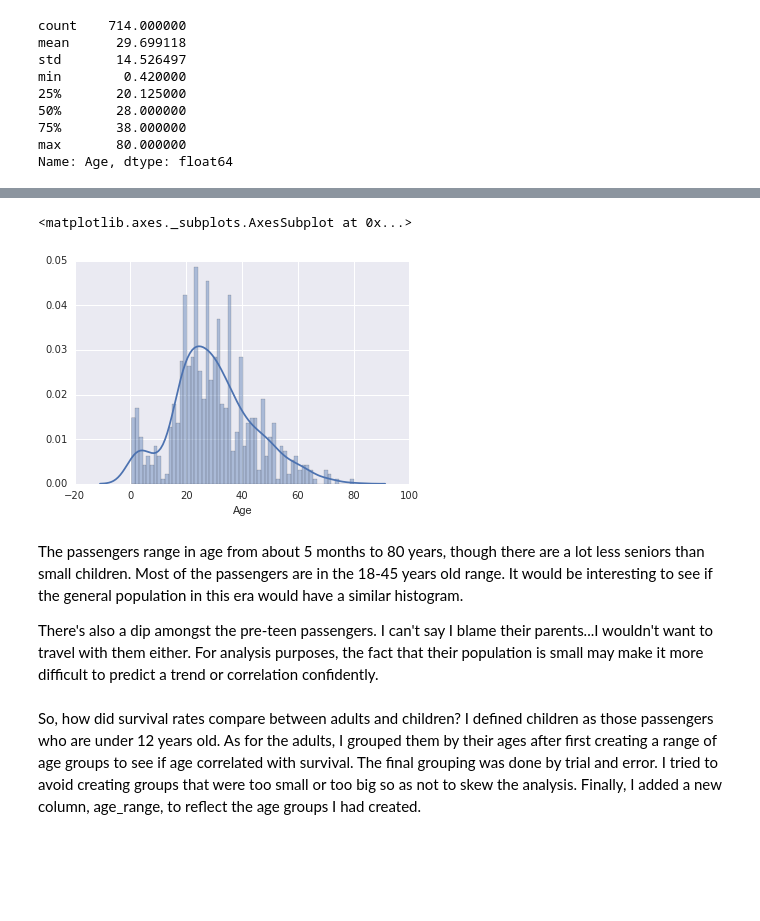
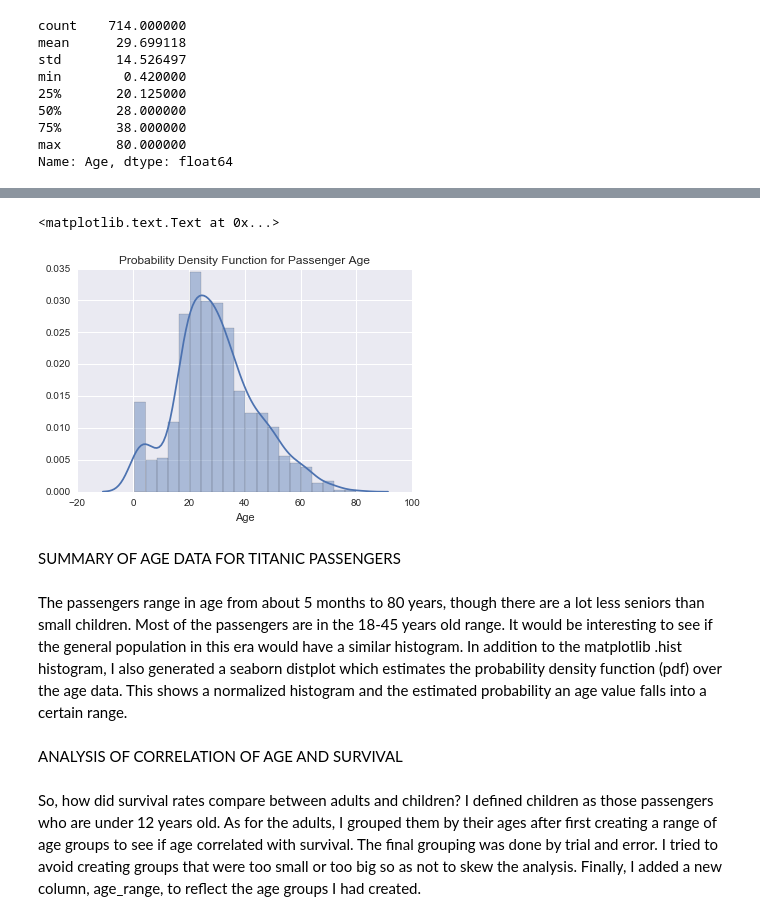
Before and after one commit to happyhoneyb/Udacity-I2P-Stage5, a Jupyter notebook: Titanic_project_stage5.ipynb, the cells around one changed output, grey strips where cells are left out. Drawn from its saved outputs; the diff is of its cells as text; code cells hidden in the pictures; blank space fills up the shorter version.

```diff
--- a/Titanic_project_stage5.ipynb
+++ b/Titanic_project_stage5.ipynb
@@ -195,13 +212,16 @@ titanic_df_age['Age'].hist(bins=60)
 # %%
 x = titanic_df_age['Age']
-sns.distplot(x, bins=60)
+sns.distplot(x)
+plt.title("Probability Density Function for Passenger Age")
 # %% [output]
-<matplotlib.axes._subplots.AxesSubplot at 0x...>
+<matplotlib.text.Text at 0x...>
-[figure, old version]
+[figure, new version]
+# %% [markdown]
+SUMMARY OF AGE DATA FOR TITANIC PASSENGERS
 # %% [markdown]
-The passengers range in age from about 5 months to 80 years, though there are a lot less seniors than small children. Most of the passengers are in the 18-45 years old range.  It would be interesting to see if the general population in this era would have a similar histogram.
-
-There's also a dip amongst the pre-teen passengers.  I can't say I blame their parents...I wouldn't want to travel with them either.  For analysis purposes, the fact that their population is small may make it more difficult to predict a trend or correlation confidently.
+The passengers range in age from about 5 months to 80 years, though there are a lot less seniors than small children. Most of the passengers are in the 18-45 years old range.  It would be interesting to see if the general population in this era would have a similar histogram. In addition to the matplotlib .hist histogram, I also generated a seaborn distplot which estimates the probability density function (pdf) over the age data.  This shows a normalized histogram and the estimated probability an age value falls into a certain range.
+# %% [markdown]
+ANALYSIS OF CORRELATION OF AGE AND SURVIVAL
 # %% [markdown]
 So, how did survival rates compare between adults and children?  I defined children as those passengers who are under 12 years old.  As for the adults, I grouped them by their ages after first creating a range of age groups to see if age correlated with survival.  The final grouping was done by trial and error.  I tried to avoid creating groups that were too small or too big so as not to skew the analysis.  Finally, I added a new column, age_range, to reflect the age groups I had created.
 # %%
```
Also changed, not shown: parts of 17 cells of this notebook, 1 other file.
